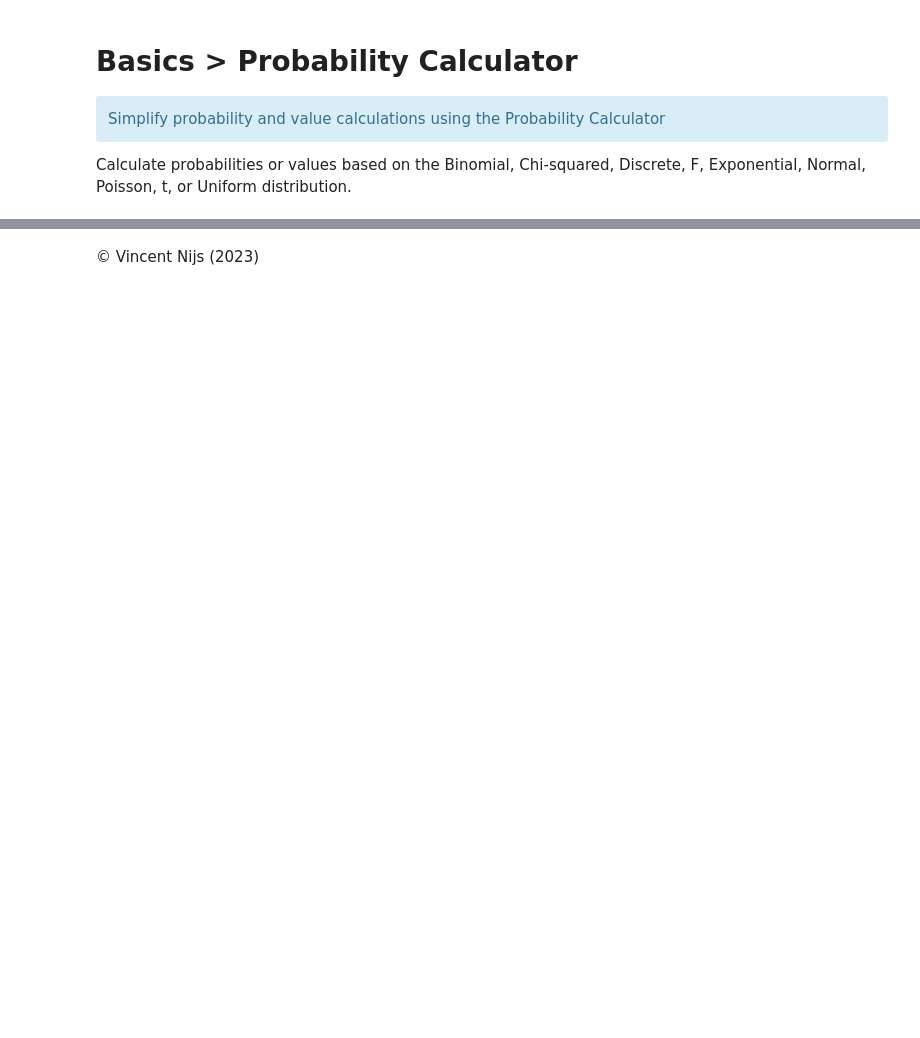
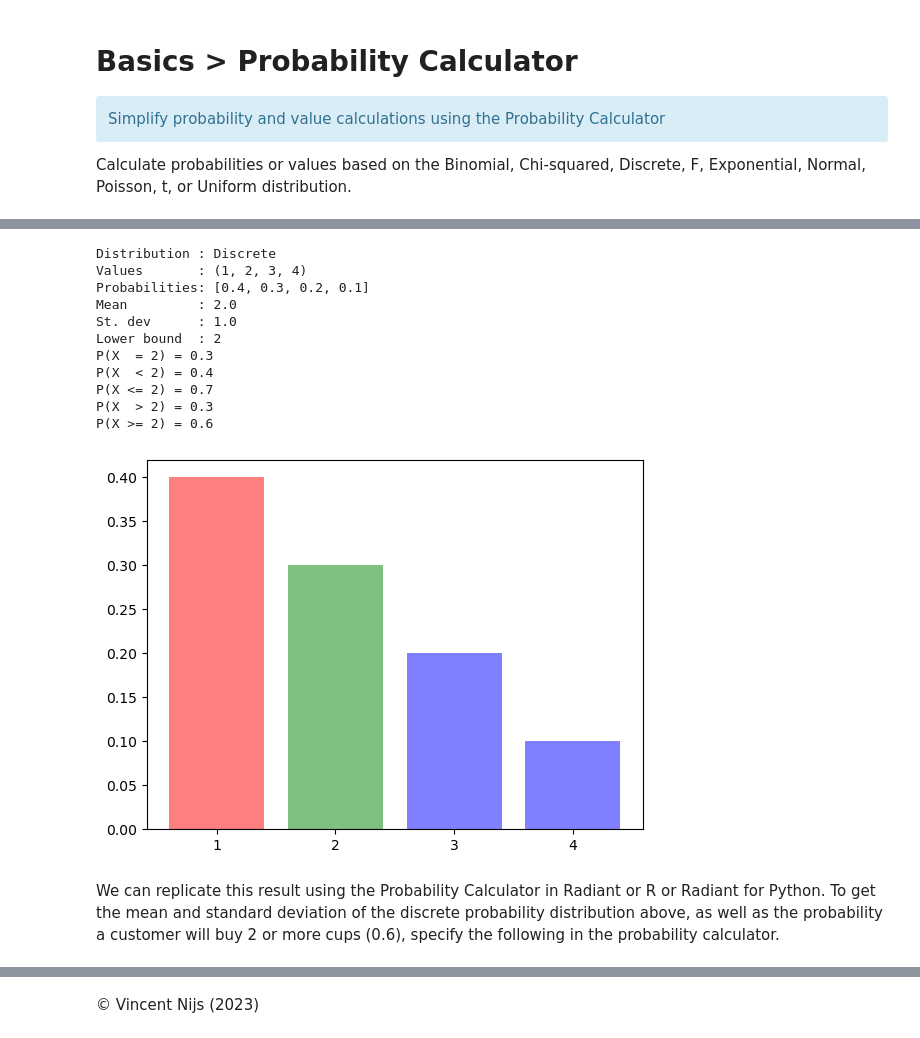
Before and after one commit to vnijs/pyrsm, a Jupyter notebook: examples/basics-probability-calculator.ipynb, the cells around one changed output, grey strips where cells are left out. Saved outputs shown, nothing was run; the diff lists cells and outputs as text; code cells hidden in the pictures; blank space fills up the shorter version.

```diff
--- a/examples/basics-probability-calculator.ipynb
+++ b/examples/basics-probability-calculator.ipynb
@@ -159,0 +99,19 @@ P(X >= 3) = 0.323
+# %%
+pc = rsm.basics.prob_calc("disc", v=[1, 2, 3, 4], p=[0.4, 0.3, 0.2, 0.1], lb=2)
+pc.summary()
+pc.plot()
+# %% [output]
+Distribution : Discrete
+Values       : (1, 2, 3, 4)
+Probabilities: [0.4, 0.3, 0.2, 0.1]
+Mean         : 2.0
+St. dev      : 1.0
+Lower bound  : 2
+P(X  = 2) = 0.3
+P(X  < 2) = 0.4
+P(X <= 2) = 0.7
+P(X  > 2) = 0.3
+P(X >= 2) = 0.6
+[figure, added]
+# %% [markdown]
+We can replicate this result using the Probability Calculator in Radiant or R or Radiant for Python. To get the mean and standard deviation of the discrete probability distribution above, as well as the probability a customer will buy 2 or more cups (0.6), specify the following in the probability calculator.
```
Also changed, not shown: parts of 24 cells of this notebook, 37 other files.
